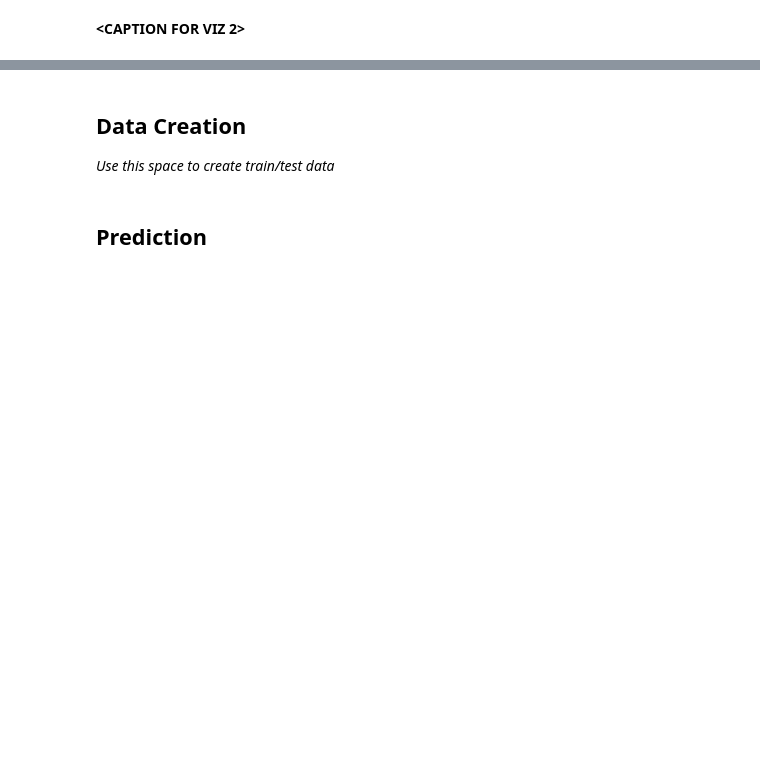
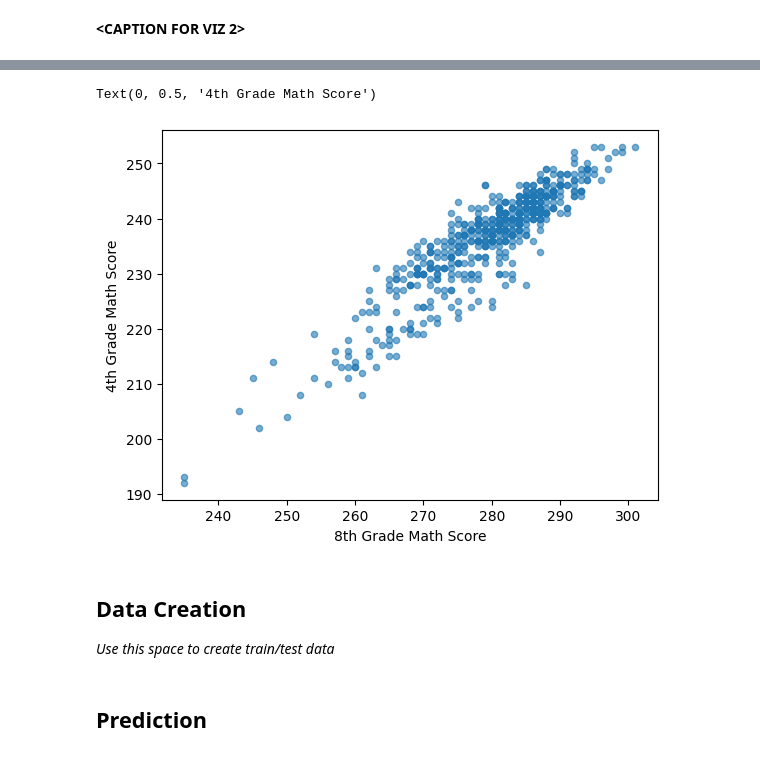
Before and after one commit to shengbinya/MDST-Tutorial-Redesign, a Jupyter notebook: tutorial1/checkpoint1.ipynb, the cells around one changed output, grey strips where cells are left out. Drawn from its saved outputs; the diff is of its cells as text; code cells hidden in the pictures; blank space fills up the shorter version.

```diff
--- a/tutorial1/checkpoint1.ipynb
+++ b/tutorial1/checkpoint1.ipynb
@@ -164,3 +210,11 @@ Investigate the relationship between your chosen response variable and at least
+# %%
+# relationship between 8th grade math score and 4th grade math score
+df.plot.scatter(x='AVG_MATH_8_SCORE', y='AVG_MATH_4_SCORE', alpha=0.6)
+plt.xlabel('8th Grade Math Score')
+plt.ylabel('4th Grade Math Score')
+# %% [output]
+Text(0, 0.5, '4th Grade Math Score')
+[figure, added]
 # %% [markdown]
 <h2> Data Creation </h2>
 
```
Also changed, not shown: parts of 6 cells of this notebook.
